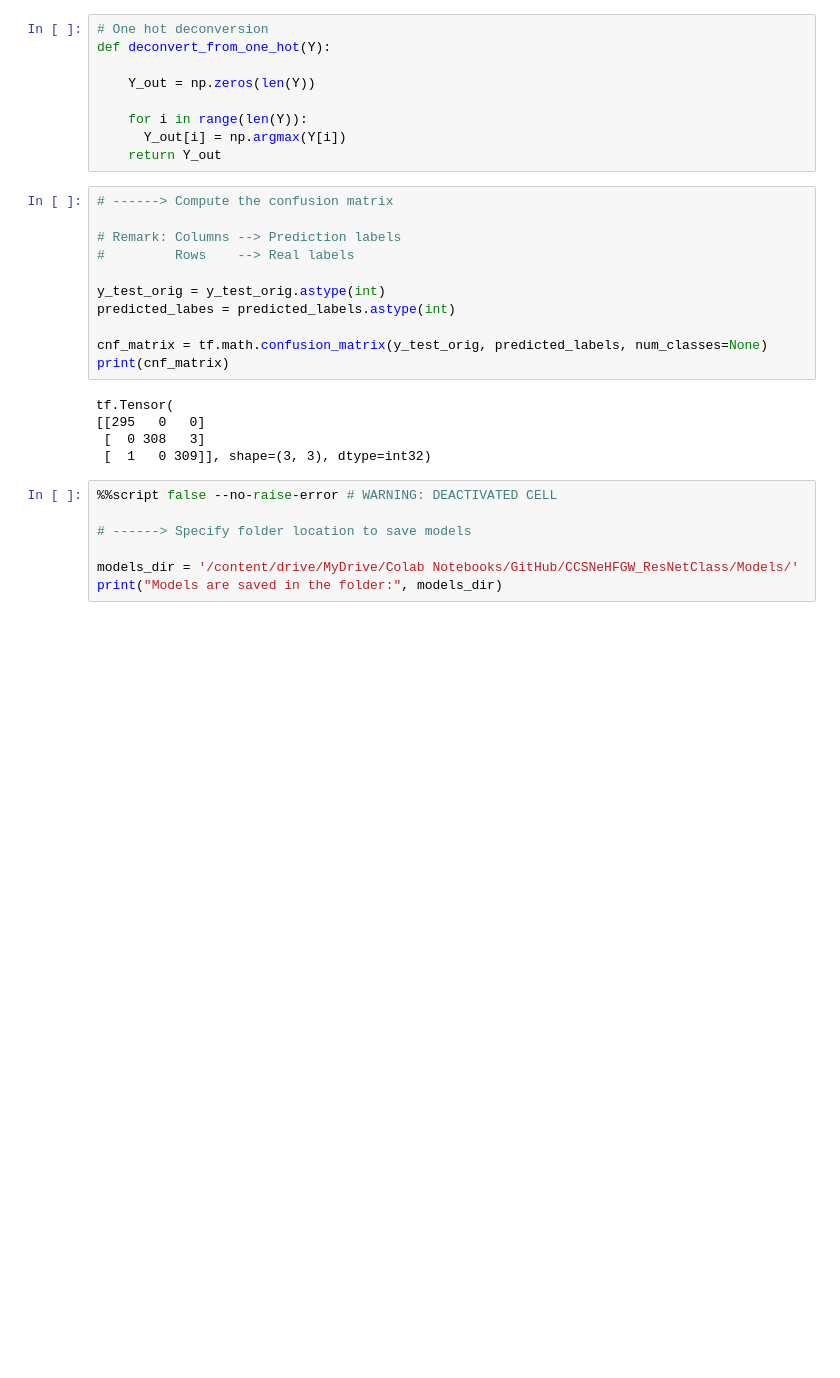
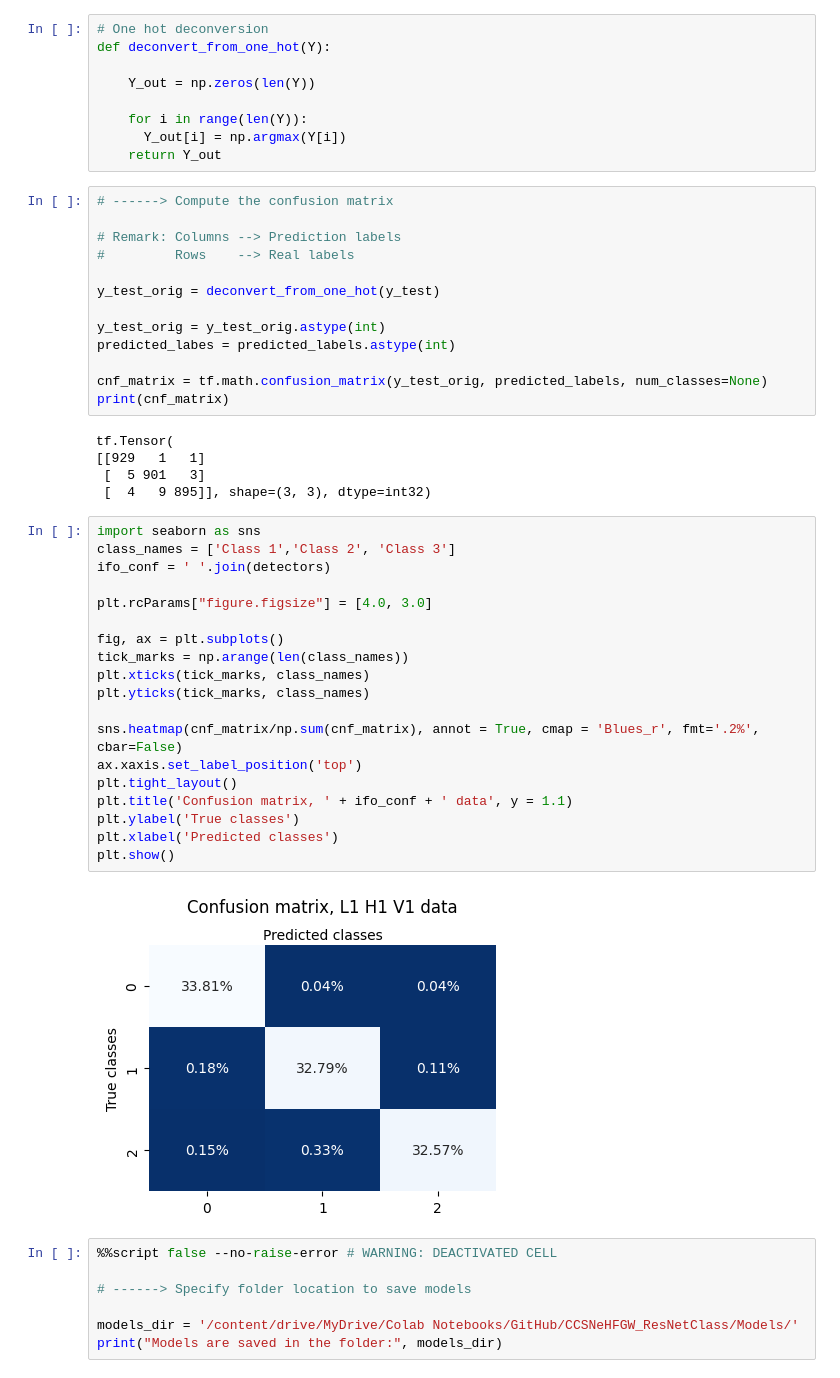
Before and after one commit to ManuelDMorales/CCSNeHFGW_ResNetClass, a Jupyter notebook: Codes/Apply_ResNet50.ipynb, the cells around one changed output. Drawn from its saved outputs; the diff is of its cells as text; blank space fills up the shorter version.

```diff
--- a/Codes/Apply_ResNet50.ipynb
+++ b/Codes/Apply_ResNet50.ipynb
@@ -618,6 +685,8 @@ def deconvert_from_one_hot(Y):
 # Remark: Columns --> Prediction labels
 #         Rows    --> Real labels
 
+y_test_orig = deconvert_from_one_hot(y_test)
+
 y_test_orig = y_test_orig.astype(int)
 predicted_labes = predicted_labels.astype(int)
 
@@ -625,9 +694,30 @@ cnf_matrix = tf.math.confusion_matrix(y_test_orig, predicted_labels, num_classes
 print(cnf_matrix)
 # %% [output]
 tf.Tensor(
-[[295   0   0]
- [  0 308   3]
- [  1   0 309]], shape=(3, 3), dtype=int32)
+[[929   1   1]
+ [  5 901   3]
+ [  4   9 895]], shape=(3, 3), dtype=int32)
+# %%
+import seaborn as sns
+class_names = ['Class 1','Class 2', 'Class 3']
+ifo_conf = ' '.join(detectors)
+
+plt.rcParams["figure.figsize"] = [4.0, 3.0]
+
+fig, ax = plt.subplots()
+tick_marks = np.arange(len(class_names))
+plt.xticks(tick_marks, class_names)
+plt.yticks(tick_marks, class_names)
+
+sns.heatmap(cnf_matrix/np.sum(cnf_matrix), annot = True, cmap = 'Blues_r', fmt='.2%', cbar=False)
+ax.xaxis.set_label_position('top')
+plt.tight_layout()
+plt.title('Confusion matrix, ' + ifo_conf + ' data', y = 1.1)
+plt.ylabel('True classes')
+plt.xlabel('Predicted classes')
+plt.show()
+# %% [output]
+[figure, added]
 # %%
 %%script false --no-raise-error # WARNING: DEACTIVATED CELL
 
```
Also changed, not shown: parts of 30 cells of this notebook.
